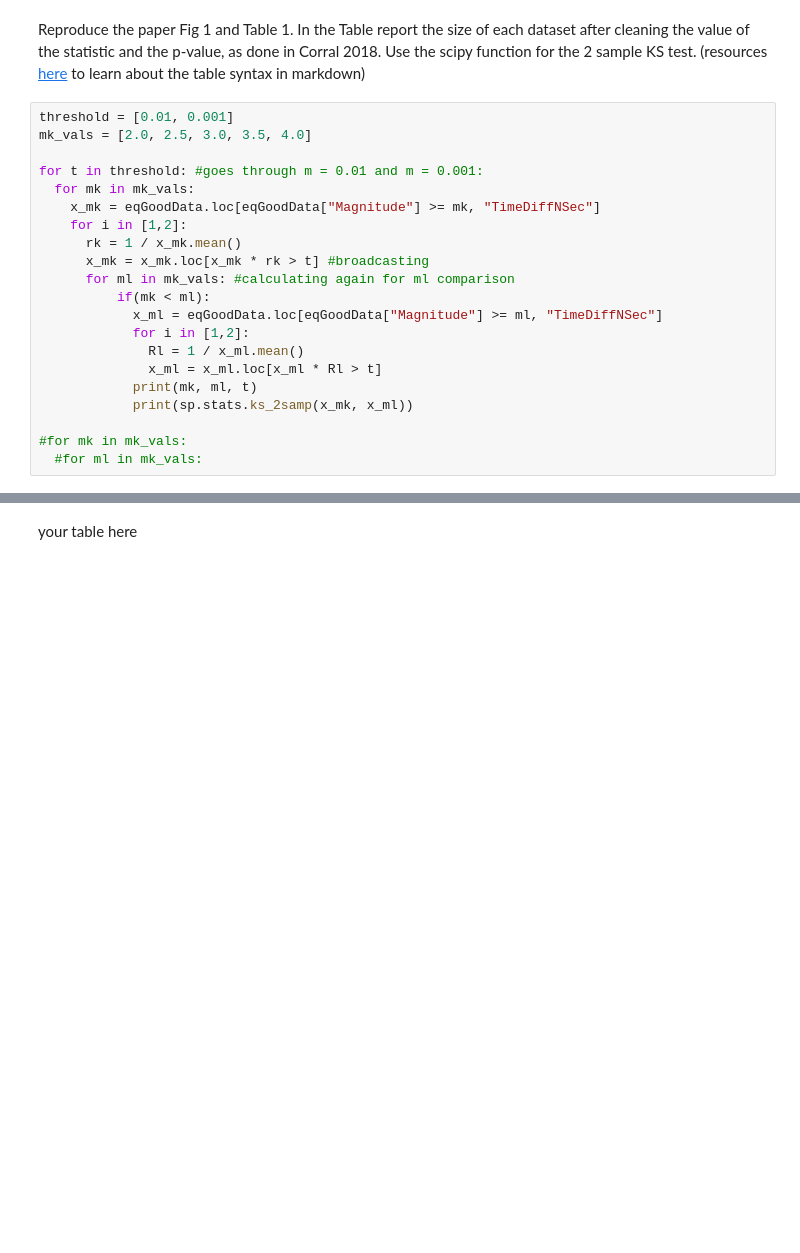
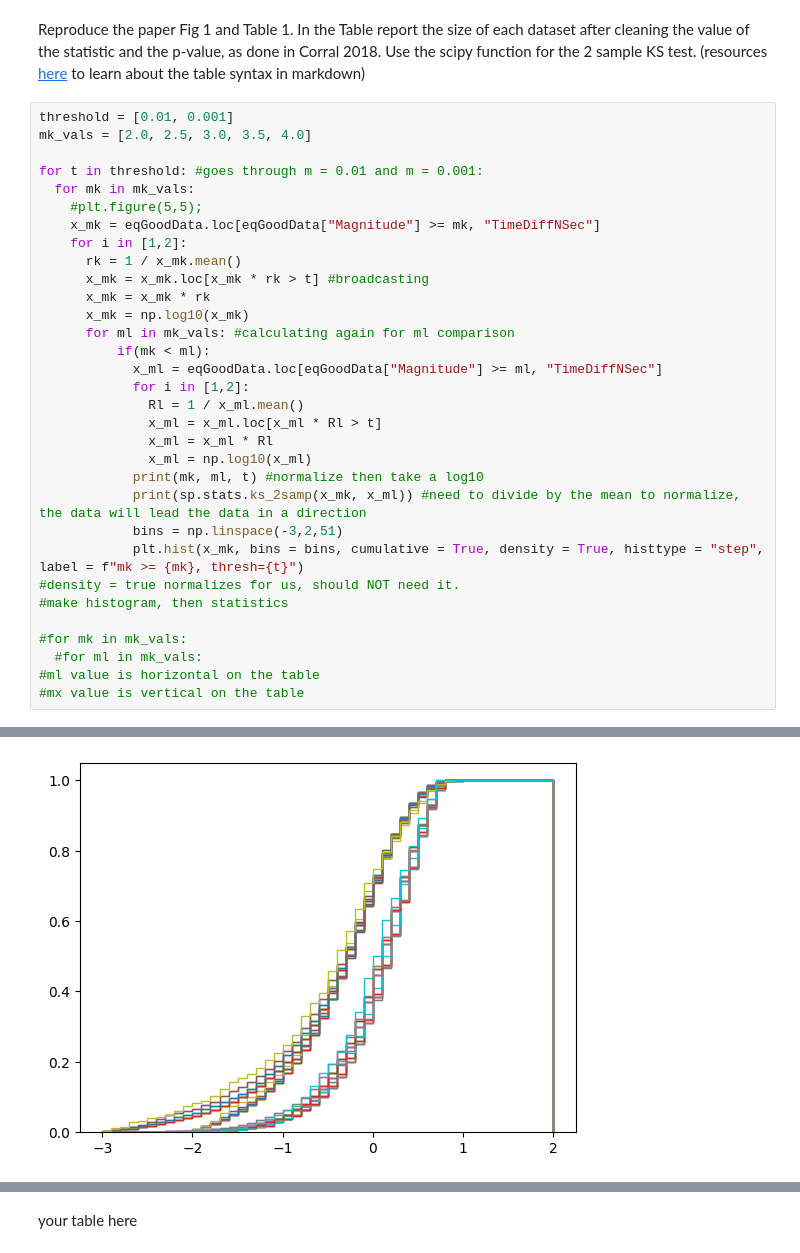
Before and after one commit to ASBRUC/DSPS_ABruce, a Jupyter notebook: HW4/ks_earthquakes_instructions.ipynb, the cells around one changed output, grey strips where cells are left out. Drawn from its saved outputs; the diff is of its cells as text; blank space fills up the shorter version.

Commit message:
First graphs.

```diff
--- a/HW4/ks_earthquakes_instructions.ipynb
+++ b/HW4/ks_earthquakes_instructions.ipynb
@@ -354,20 +418,31 @@ mk_vals = [2.0, 2.5, 3.0, 3.5, 4.0]
 
 for t in threshold: #goes through m = 0.01 and m = 0.001:
   for mk in mk_vals:
+    #plt.figure(5,5);
     x_mk = eqGoodData.loc[eqGoodData["Magnitude"] >= mk, "TimeDiffNSec"]
     for i in [1,2]:
       rk = 1 / x_mk.mean()
       x_mk = x_mk.loc[x_mk * rk > t] #broadcasting
+      x_mk = x_mk * rk
+      x_mk = np.log10(x_mk)
       for ml in mk_vals: #calculating again for ml comparison
           if(mk < ml):
             x_ml = eqGoodData.loc[eqGoodData["Magnitude"] >= ml, "TimeDiffNSec"]
             for i in [1,2]:
               Rl = 1 / x_ml.mean()
               x_ml = x_ml.loc[x_ml * Rl > t]
-            print(mk, ml, t)
-            print(sp.stats.ks_2samp(x_mk, x_ml))
+              x_ml = x_ml * Rl
+              x_ml = np.log10(x_ml)
+            print(mk, ml, t) #normalize then take a log10
+            print(sp.stats.ks_2samp(x_mk, x_ml)) #need to divide by the mean to normalize, the data will lead the data in a direction
+            bins = np.linspace(-3,2,51)
+            plt.hist(x_mk, bins = bins, cumulative = True, density = True, histtype = "step", label = f"mk >= {mk}, thresh={t}")
+#density = true normalizes for us, should NOT need it.
+#make histogram, then statistics
 
 #for mk in mk_vals:
   #for ml in mk_vals:
+#ml value is horizontal on the table
+#mx value is vertical on the table
 # %% [output]
 2.0 2.5 0.01
@@ -389,0 +465 @@ KstestResult(statistic=np.float64(0.09140737688028024), pvalue=np.float64(0.4073
+[figure, added]
```
Also changed, not shown: parts of 5 cells of this notebook.
